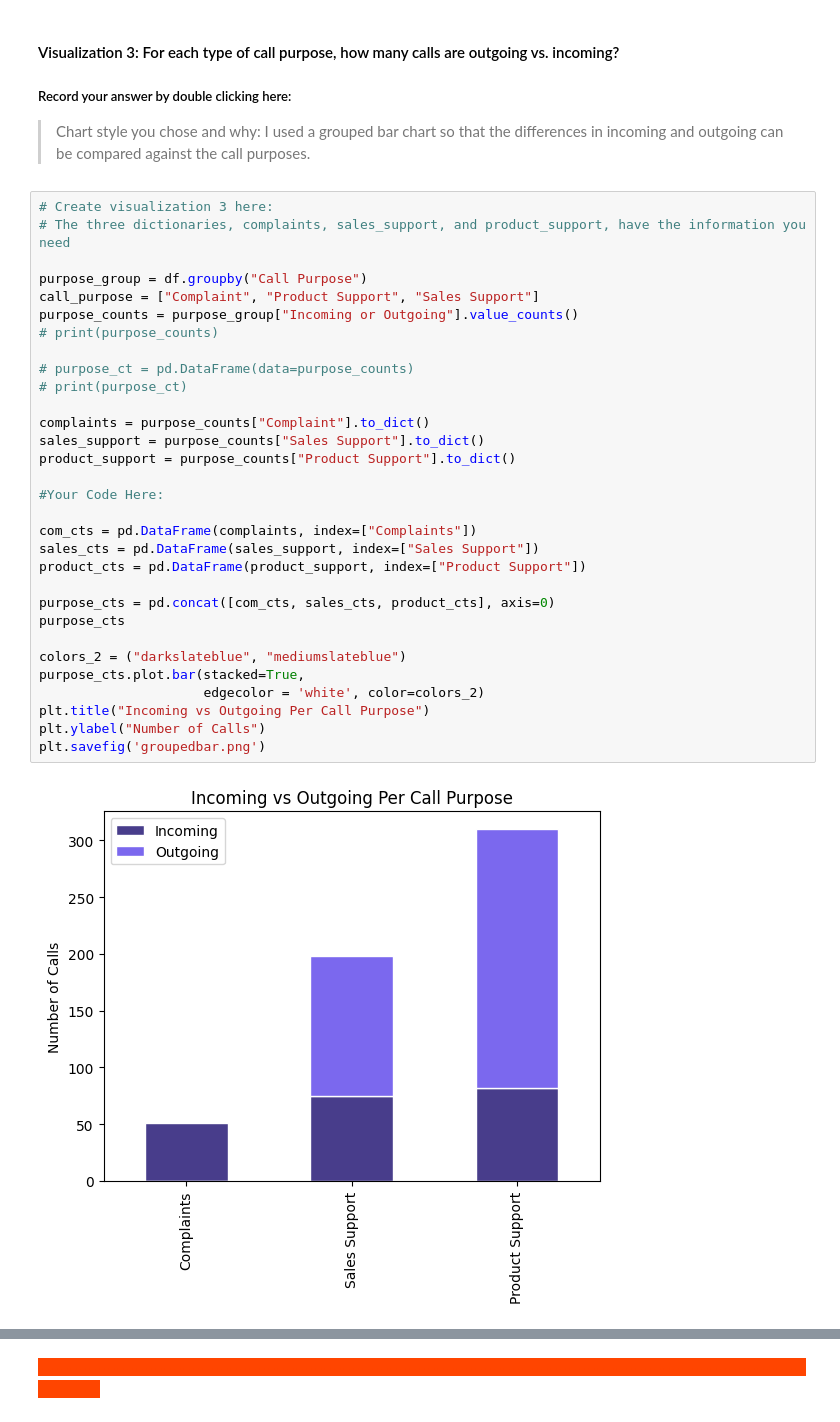
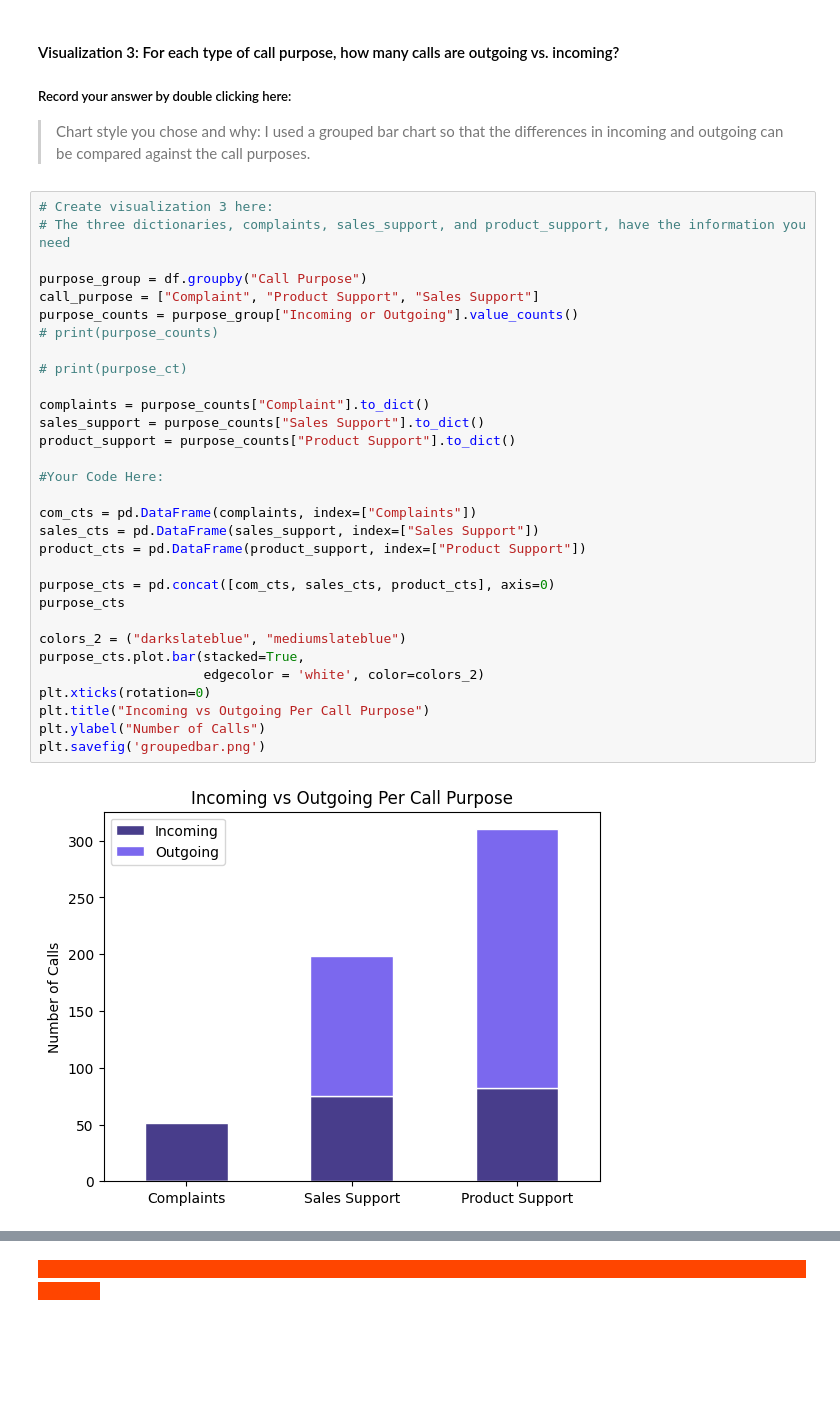
Before and after one commit to Kap19kp/Call_center_Assignment2, a Jupyter notebook: Call_Center_Cleanup.ipynb, the cells around one changed output, grey strips where cells are left out. Cells and saved outputs as stored; diff of their text form; blank space fills up the shorter version.

Commit message:
Corrected bonus mission, add addl charts of my own, and fixed chart designs

```diff
--- a/Call_Center_Cleanup.ipynb
+++ b/Call_Center_Cleanup.ipynb
@@ -846,32 +849,32 @@ plt.show()
 # Create visualization 3 here:
 # The three dictionaries, complaints, sales_support, and product_support, have the information you need
 
 purpose_group = df.groupby("Call Purpose")
 call_purpose = ["Complaint", "Product Support", "Sales Support"]
 purpose_counts = purpose_group["Incoming or Outgoing"].value_counts()
 # print(purpose_counts)
 
-# purpose_ct = pd.DataFrame(data=purpose_counts)
 # print(purpose_ct)
 
 complaints = purpose_counts["Complaint"].to_dict()
 sales_support = purpose_counts["Sales Support"].to_dict()
 product_support = purpose_counts["Product Support"].to_dict()
 
 #Your Code Here:
 
 com_cts = pd.DataFrame(complaints, index=["Complaints"])
 sales_cts = pd.DataFrame(sales_support, index=["Sales Support"])
 product_cts = pd.DataFrame(product_support, index=["Product Support"])
 
 purpose_cts = pd.concat([com_cts, sales_cts, product_cts], axis=0)
 purpose_cts
 
 colors_2 = ("darkslateblue", "mediumslateblue")
 purpose_cts.plot.bar(stacked=True,
                      edgecolor = 'white', color=colors_2)
+plt.xticks(rotation=0)
 plt.title("Incoming vs Outgoing Per Call Purpose")
 plt.ylabel("Number of Calls")
 plt.savefig('groupedbar.png')
 # %% [output]
-[figure, old version]
+[figure, new version]
```
Also changed, not shown: parts of 25 cells of this notebook, 4 other files.
